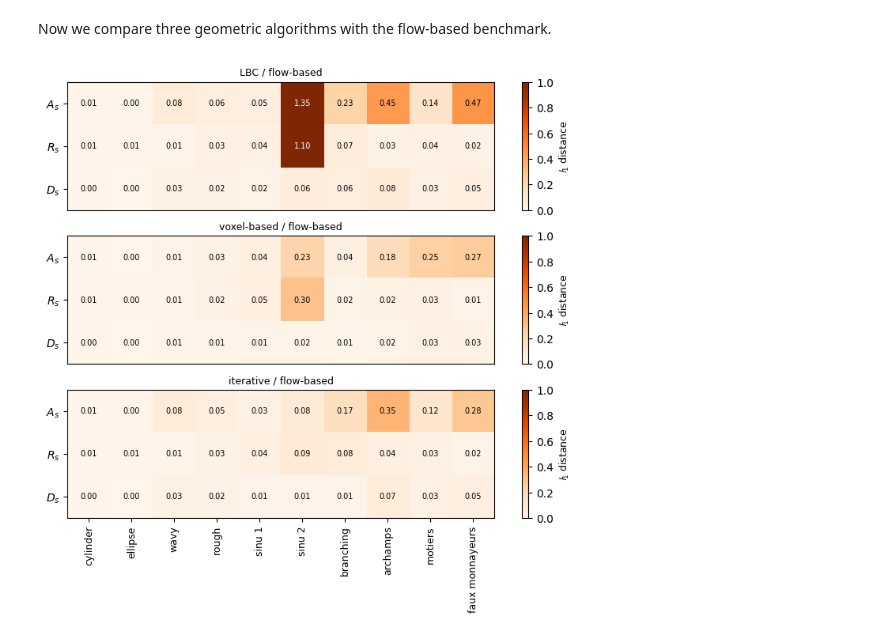
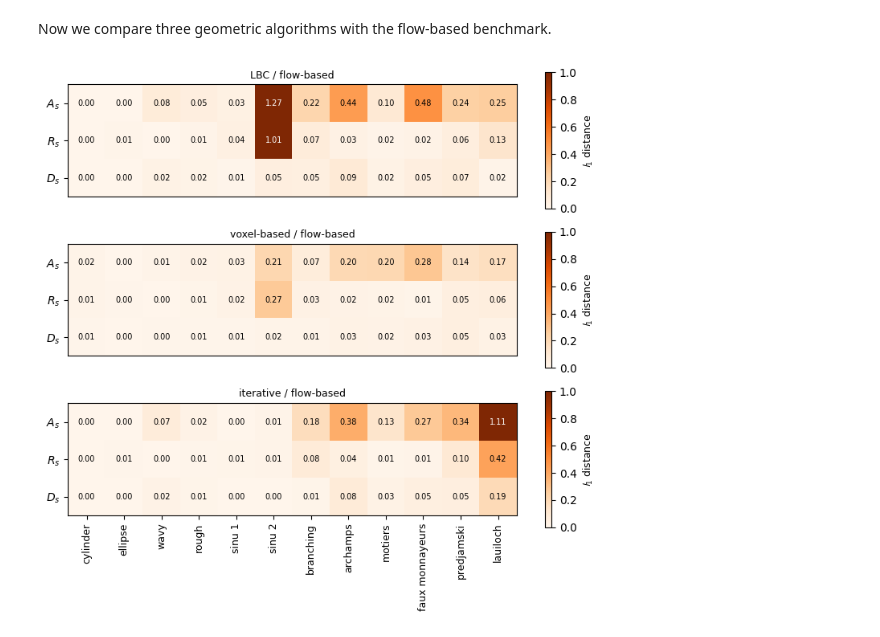
Before and after one commit to ERC-Karst/pc-centrelines, a Jupyter notebook: notebooks/9_conduit_heuristics.ipynb, the cells around one changed output. Drawn from its saved outputs; the diff is of its cells as text; code cells hidden in the pictures.

```diff
--- a/notebooks/9_conduit_heuristics.ipynb
+++ b/notebooks/9_conduit_heuristics.ipynb
@@ -297,0 +326,2 @@ np.savetxt("../temp/hyd_descriptors2.txt",
+# %%
+a, amean, r, rmean, d, dmean, tort = describe_heuristics(12, list_hyd_ct)
@@ -298,7 +371,4 @@ np.savetxt("../temp/hyd_descriptors2.txt",
 # %%
-
-hyd_conduit_heuristics = np.loadtxt("../temp/hyd_heuristics.txt", skiprows=1, delimiter=",")
-hyd_conduit_descriptors = np.loadtxt("../temp/hyd_descriptors.txt", skiprows=1, delimiter=",")
 
 keep = True
 
@@ -306,7 +376,7 @@ if keep == False:
     hyd_conduit_heuristics = []
     hyd_conduit_descriptors = []
 
-    for conduit in range(1,11):
+    for conduit in range(1,13):
         a, amean, r, rmean, d, dmean, tort = describe_heuristics(conduit, list_hyd_ct)
         hyd_conduit_heuristics.append([conduit, amean, rmean, dmean, tort])
         hyd_conduit_descriptors.append([np.ones(len(a))*conduit, a, r, d])
@@ -327,5 +397,3 @@ if keep == False:
 else:
     hyd_conduit_heuristics = np.loadtxt("../temp/hyd_heuristics.txt", skiprows=1, delimiter=",")
     hyd_conduit_descriptors = np.loadtxt("../temp/hyd_descriptors.txt", skiprows=1, delimiter=",")
-# %%
-hyd_conduit_descriptors = np.vstack((hyd_conduit_descriptors, hyd_conduit_descriptors2))
@@ -821,9 +904,9 @@ plt.savefig("../temp/1-wasserstein-distances-against-theory.png", dpi = 300)
 # %% [markdown]
 Now we compare three geometric algorithms with the flow-based benchmark.
 # %%
-w1_flow_lbc = w1_dist_matrix(hyd_conduit_descriptors, lbc_conduit_descriptors, q=10)
-w1_flow_mst = w1_dist_matrix(hyd_conduit_descriptors, mst_conduit_descriptors, q=10)
-w1_flow_iter = w1_dist_matrix(hyd_conduit_descriptors, iter_conduit_descriptors,q=10)
+w1_flow_lbc = w1_dist_matrix(hyd_conduit_descriptors, lbc_conduit_descriptors, q=12)
+w1_flow_mst = w1_dist_matrix(hyd_conduit_descriptors, mst_conduit_descriptors, q=12)
+w1_flow_iter = w1_dist_matrix(hyd_conduit_descriptors, iter_conduit_descriptors,q=12)
 # %%
 fig = plt.figure(figsize = (8, 7))
 
@@ -838,33 +921,33 @@ im2 = ax2.imshow(w1_flow_mst, vmin = 0, vmax=1, cmap ="Oranges")
 im3 = ax3.imshow(w1_flow_iter, vmin = 0, vmax=1, cmap ="Oranges")
 
 titles  = ("LBC / flow-based", "voxel-based / flow-based", "iterative / flow-based")
 
 axes = (ax1, ax2, ax3, ax4)
 dist_matrices = (w1_flow_lbc, w1_flow_mst, w1_flow_iter)
 
 ylabels = ("$A_s$", "$R_s$", "$D_s$")
 
 for im, title, ax, distmatrix in zip((im1, im2, im3), titles, axes, dist_matrices):
     cax =plt.colorbar(im)
     cax.set_label("$\\mathcal{l}_1$ distance", fontsize = 9)
     ax.set_title(title, fontsize=9)
     ax.set_yticks([0,1,2])
     ax.set_yticklabels(ylabels)
     for j, row in enumerate(distmatrix):
         for i, elem in enumerate(row):
             if elem > 0.75:
                 ax.text(i, j, f"{elem:.2f}", fontsize=7, color = "white", va="center", ha="center")
             else:
                 ax.text(i, j, f"{elem:.2f}", fontsize=7, color = "black", va="center", ha="center")
 
-xlabels = ["cylinder", "ellipse", "wavy", "rough", "sinu 1", "sinu 2", "branching", "archamps", "motiers", "faux monnayeurs"]
-ax3.set_xticks([0,1,2,3,4,5,6, 7, 8, 9])
+xlabels = ["cylinder", "ellipse", "wavy", "rough", "sinu 1", "sinu 2", "branching", "archamps", "motiers", "faux monnayeurs", "predjamski", "lauiloch"]
+ax3.set_xticks([0,1,2,3,4,5,6, 7, 8, 9, 10, 11])
 ax3.set_xticklabels(xlabels, rotation=90, fontsize = 9)
 ax1.set_xticks([])
 ax2.set_xticks([])
 
 plt.tight_layout()
 plt.savefig("../temp/figures/1-wasserstein-distances-against-flow.png", dpi = 300)
 plt.savefig("../temp/figures/1-wasserstein-distances-against-flow.pdf")
 # %% [output]
-[figure, old version]
+[figure, new version]
```
Also changed, not shown: parts of 18 cells of this notebook, 12 other files.
